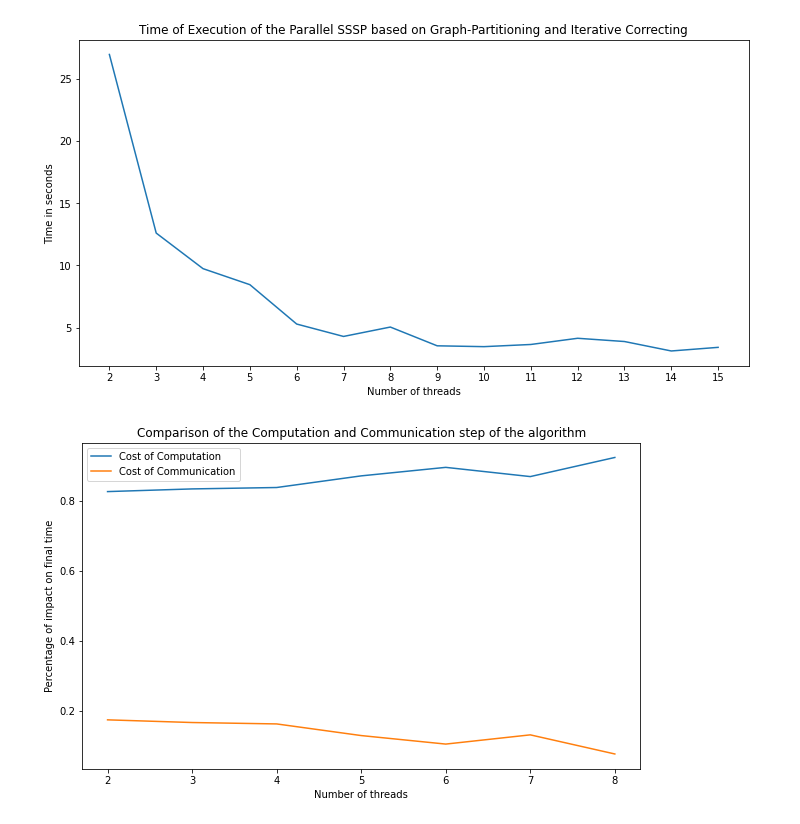
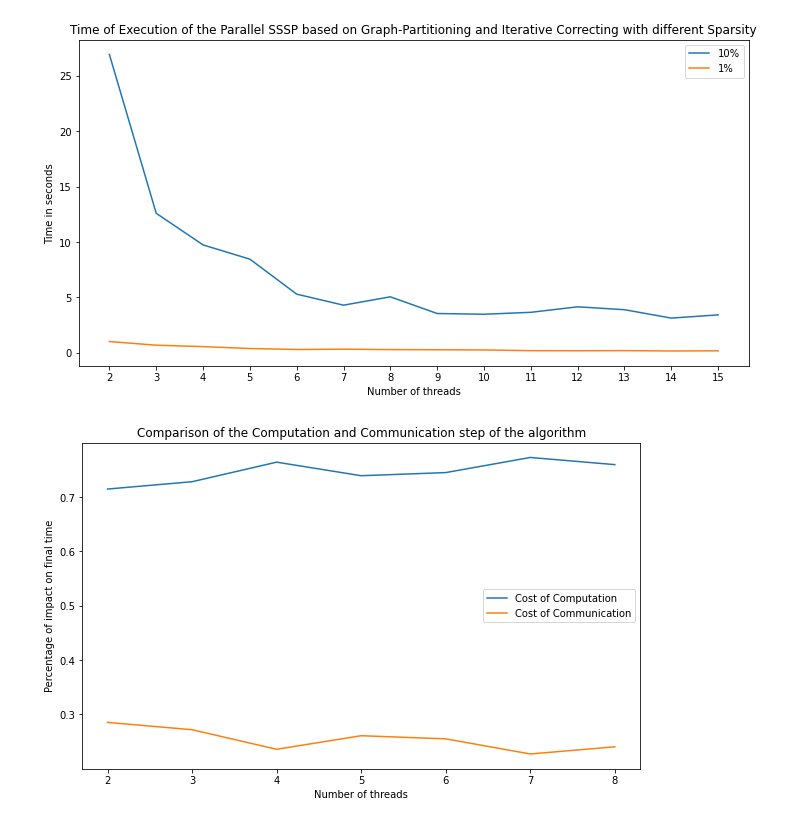
Before and after one commit to diego1401/DistributedSystemsProject, a Jupyter notebook: Plots.ipynb, the cells around one changed output. Drawn from its saved outputs; the diff is of its cells as text; code cells hidden in the pictures.

```diff
--- a/Plots.ipynb
+++ b/Plots.ipynb
@@ -7,12 +7,12 @@ title = "log_test_seq_vs_graph_part20000.txt"
 filepath = os.path.abspath(title)
 lines = open(filepath).readlines()
 num_threads = []
-time = []
+time1 = []
 time_CS = []
 time_Com = []
 for line in lines[2:]:
     line = line.strip().split(",")
     num_threads.append(line[0])
-    time.append(float(line[1]))
+    time1.append(float(line[1]))
     time_CS.append(float(line[2]))
     time_Com.append(float(line[3]))
@@ -18,0 +32,16 @@ for line in lines[2:]:
+# %%
+title = "log_test_seq_vs_graph_part20000bis.txt"
+filepath = os.path.abspath(title)
+lines = open(filepath).readlines()
+num_threads = []
+time = []
+time_CS = []
+time_Com = []
+Seq = []
+for line in lines[2:]:
+    line = line.strip().split(",")
+    num_threads.append(line[0])
+    time.append(float(line[1]))
+    time_CS.append(float(line[2]))
+    time_Com.append(float(line[3]))
+    Seq.append(float(line[4]))
@@ -19,15 +61,16 @@ for line in lines[2:]:
 # %%
 plt.figure(figsize=(12, 6))
-plt.plot(num_threads,time)
+plt.plot(num_threads,time1,label="10%")
+plt.plot(num_threads,time,label="1%")
 plt.xlabel("Number of threads")
 plt.ylabel("Time in seconds")
-title = "Time of Execution of the Parallel SSSP based on Graph-Partitioning and Iterative Correcting"
+title = "Time of Execution of the Parallel SSSP based on Graph-Partitioning and Iterative Correcting with different Sparsity"
 plt.title(title)
-# plt.legend()
+plt.legend()
 plt.savefig(title)
 plt.show()
 # %% [output]
-[figure, old version]
+[figure, new version]
 # %%
 ratio_CS = [time_CS[i]/(time_CS[i]+time_Com[i]) for i in range(len(num_threads))]
 ratio_Com = [time_Com[i]/(time_CS[i]+time_Com[i]) for i in range(len(num_threads))]
@@ -44,4 +87,4 @@ plt.legend()
 plt.savefig(title)
 plt.show()
 # %% [output]
-[figure, old version]
+[figure, new version]
```
Also changed, not shown: parts of 2 cells of this notebook, 10 other files.
